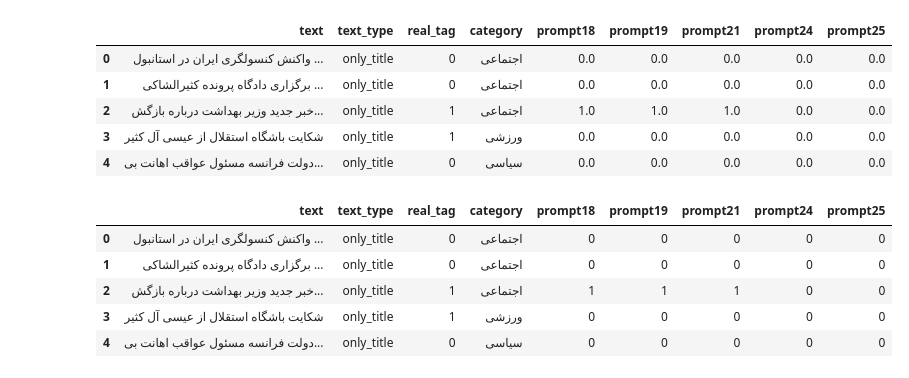
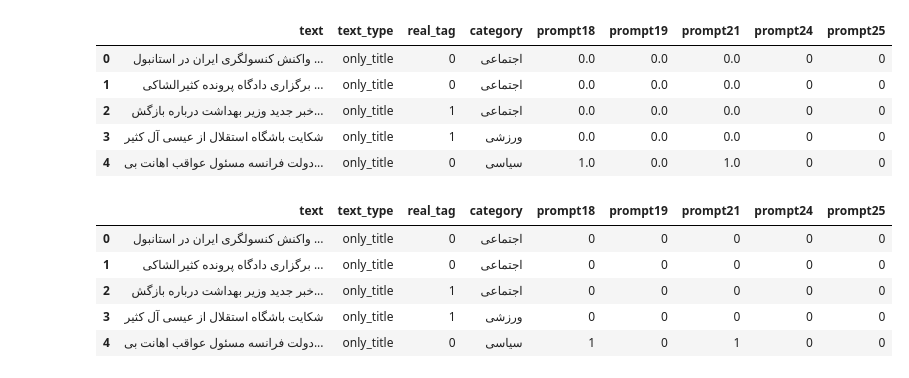
Before and after one commit to ShayanSalehi81/BachelorProject, a Jupyter notebook: Codes/Converting_dataset.ipynb, the cells around one changed output. Saved outputs shown, nothing was run; the diff lists cells and outputs as text; code cells hidden in the pictures.

Commit message:
Added Whole Results

```diff
--- a/Codes/Converting_dataset.ipynb
+++ b/Codes/Converting_dataset.ipynb
@@ -26,23 +26,23 @@ result_25 = pd.read_csv('../Datasets/System_Prompt25_Results.csv')
 # %%
 result_df = pd.DataFrame({
     'text': result_18['text'],
     'text_type': ['only_title'] * len(result_18),
     'real_tag': result_18['real_tag'],
     'category': result_18['category'],
-    'prompt18': result_18['predicted_k_0'],
-    'prompt19': result_19['predicted_k_0'],
-    'prompt21': result_21['predicted_k_0'],
-    'prompt24': result_24['predicted_k_0'],
-    'prompt25': result_25['predicted_k_0']
+    'prompt18': result_18['predicted_k_20'],
+    'prompt19': result_19['predicted_k_20'],
+    'prompt21': result_21['predicted_k_20'],
+    'prompt24': result_24['predicted_k_20'],
+    'prompt25': result_25['predicted_k_20']
 })
 result_df.head(5)
 # %% [output]
 |  | text | text_type | real_tag | category | prompt18 | prompt19 | prompt21 | prompt24 | prompt25 |
-| 0 | واکنش کنسولگری ایران در استانبول ... | only_title | 0 | اجتماعی | 0.0 | 0.0 | 0.0 | 0.0 | 0.0 |
-| 1 | برگزاری دادگاه پرونده کثیرالشاکی ... | only_title | 0 | اجتماعی | 0.0 | 0.0 | 0.0 | 0.0 | 0.0 |
-| 2 | خبر جدید وزیر بهداشت درباره بازگش... | only_title | 1 | اجتماعی | 1.0 | 1.0 | 1.0 | 0.0 | 0.0 |
-| 3 | شکایت باشگاه استقلال از عیسی آل کثیر | only_title | 1 | ورزشی | 0.0 | 0.0 | 0.0 | 0.0 | 0.0 |
-| 4 | دولت فرانسه مسئول عواقب اهانت بی‌... | only_title | 0 | سیاسی | 0.0 | 0.0 | 0.0 | 0.0 | 0.0 |
+| 0 | واکنش کنسولگری ایران در استانبول ... | only_title | 0 | اجتماعی | 0.0 | 0.0 | 0.0 | 0 | 0 |
+| 1 | برگزاری دادگاه پرونده کثیرالشاکی ... | only_title | 0 | اجتماعی | 0.0 | 0.0 | 0.0 | 0 | 0 |
+| 2 | خبر جدید وزیر بهداشت درباره بازگش... | only_title | 1 | اجتماعی | 0.0 | 0.0 | 0.0 | 0 | 0 |
+| 3 | شکایت باشگاه استقلال از عیسی آل کثیر | only_title | 1 | ورزشی | 0.0 | 0.0 | 0.0 | 0 | 0 |
+| 4 | دولت فرانسه مسئول عواقب اهانت بی‌... | only_title | 0 | سیاسی | 1.0 | 0.0 | 1.0 | 0 | 0 |
 # %%
 for column in ['prompt18', 'prompt19', 'prompt21', 'prompt24', 'prompt25']:
     result_df[column] = result_df[column].apply(map_labels)
@@ -51,7 +51,7 @@ result_df.head(5)
 |  | text | text_type | real_tag | category | prompt18 | prompt19 | prompt21 | prompt24 | prompt25 |
 | 0 | واکنش کنسولگری ایران در استانبول ... | only_title | 0 | اجتماعی | 0 | 0 | 0 | 0 | 0 |
 | 1 | برگزاری دادگاه پرونده کثیرالشاکی ... | only_title | 0 | اجتماعی | 0 | 0 | 0 | 0 | 0 |
-| 2 | خبر جدید وزیر بهداشت درباره بازگش... | only_title | 1 | اجتماعی | 1 | 1 | 1 | 0 | 0 |
+| 2 | خبر جدید وزیر بهداشت درباره بازگش... | only_title | 1 | اجتماعی | 0 | 0 | 0 | 0 | 0 |
 | 3 | شکایت باشگاه استقلال از عیسی آل کثیر | only_title | 1 | ورزشی | 0 | 0 | 0 | 0 | 0 |
-| 4 | دولت فرانسه مسئول عواقب اهانت بی‌... | only_title | 0 | سیاسی | 0 | 0 | 0 | 0 | 0 |
+| 4 | دولت فرانسه مسئول عواقب اهانت بی‌... | only_title | 0 | سیاسی | 1 | 0 | 1 | 0 | 0 |
 # %%
```
Also changed, not shown: parts of 1 cell of this notebook, 3 other files.
